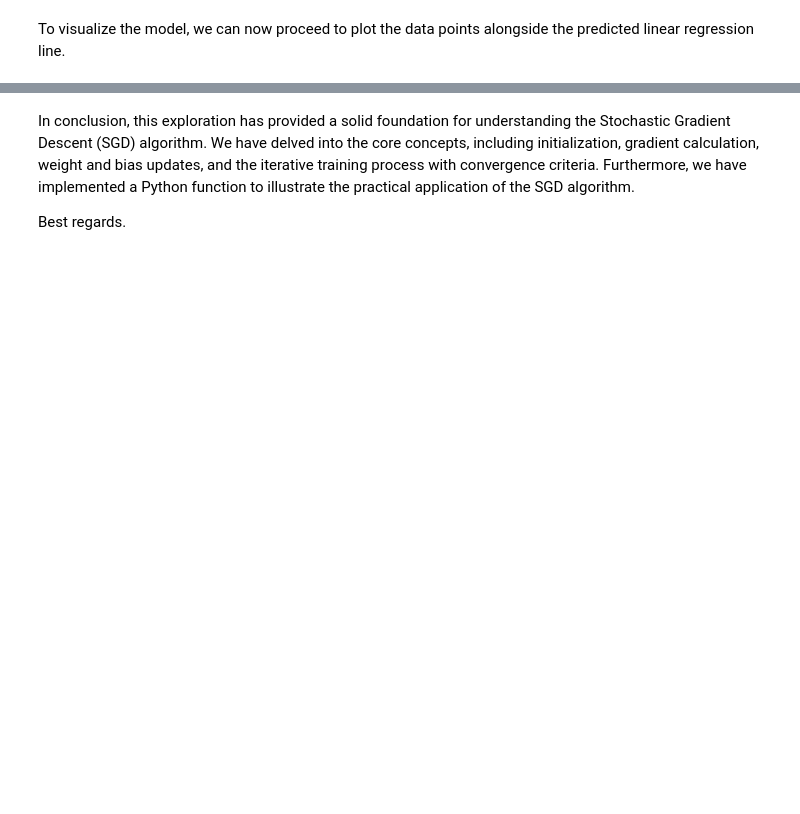
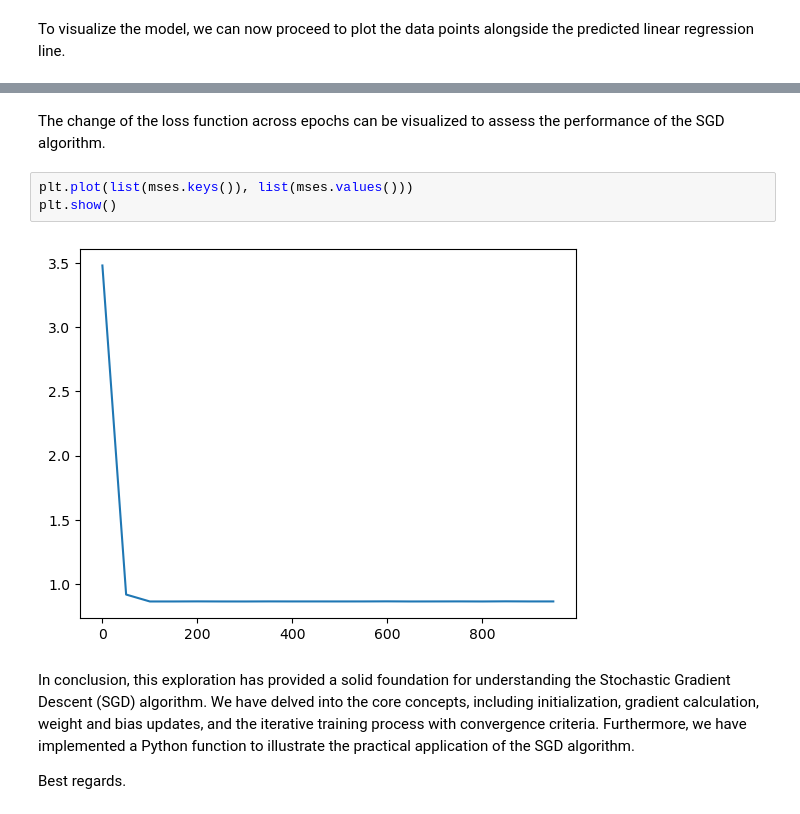
Before and after one commit to adelamdi/Introduction_To_Stochastic_Gradient_Descent, a Jupyter notebook: Stochastic_gradient_descent.ipynb, the cells around one changed output, grey strips where cells are left out. Drawn from its saved outputs; the diff is of its cells as text; blank space fills up the shorter version.

```diff
--- a/Stochastic_gradient_descent.ipynb
+++ b/Stochastic_gradient_descent.ipynb
@@ -223,3 +224,10 @@ plt.show()
+# %% [markdown]
+The change of the loss function across epochs can be visualized to assess the performance of the SGD algorithm.
+# %%
+plt.plot(list(mses.keys()), list(mses.values()))
+plt.show()
+# %% [output]
+[figure, added]
 # %% [markdown]
 In conclusion, this exploration has provided a solid foundation for understanding the Stochastic Gradient Descent (SGD) algorithm. We have delved into the core concepts, including initialization, gradient calculation, weight and bias updates, and the iterative training process with convergence criteria. Furthermore, we have implemented a Python function to illustrate the practical application of the SGD algorithm.
 
```
Also changed, not shown: parts of 9 cells of this notebook.
